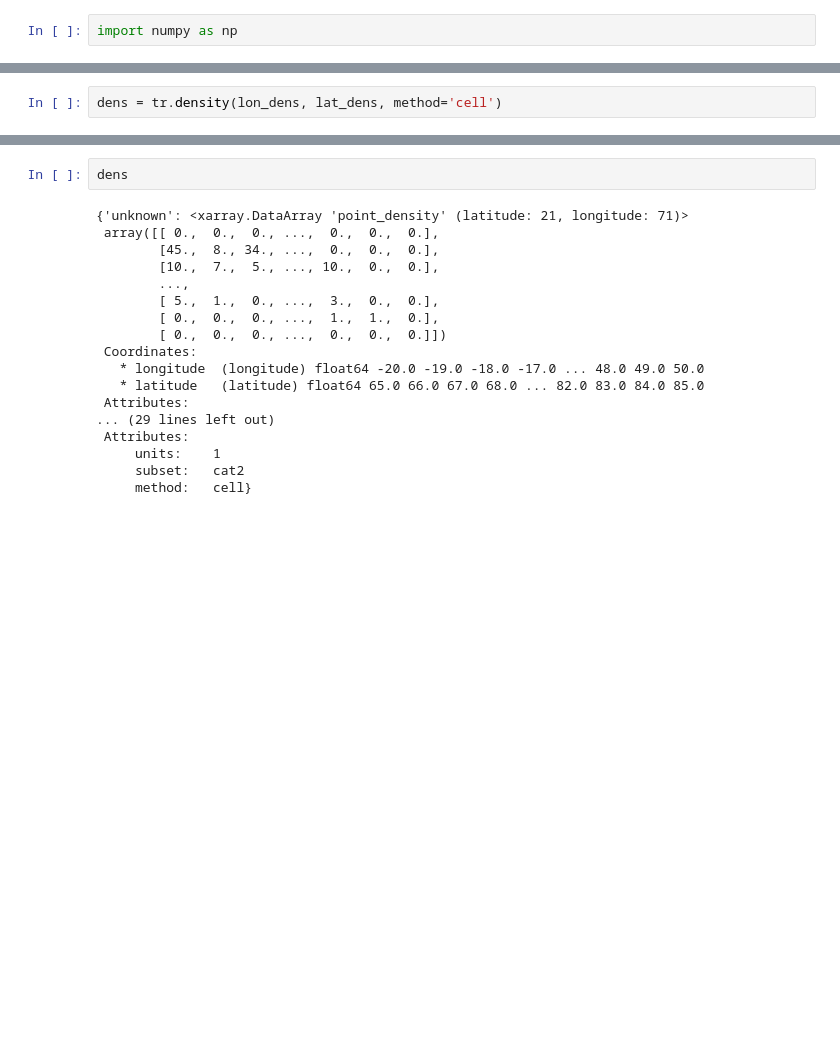
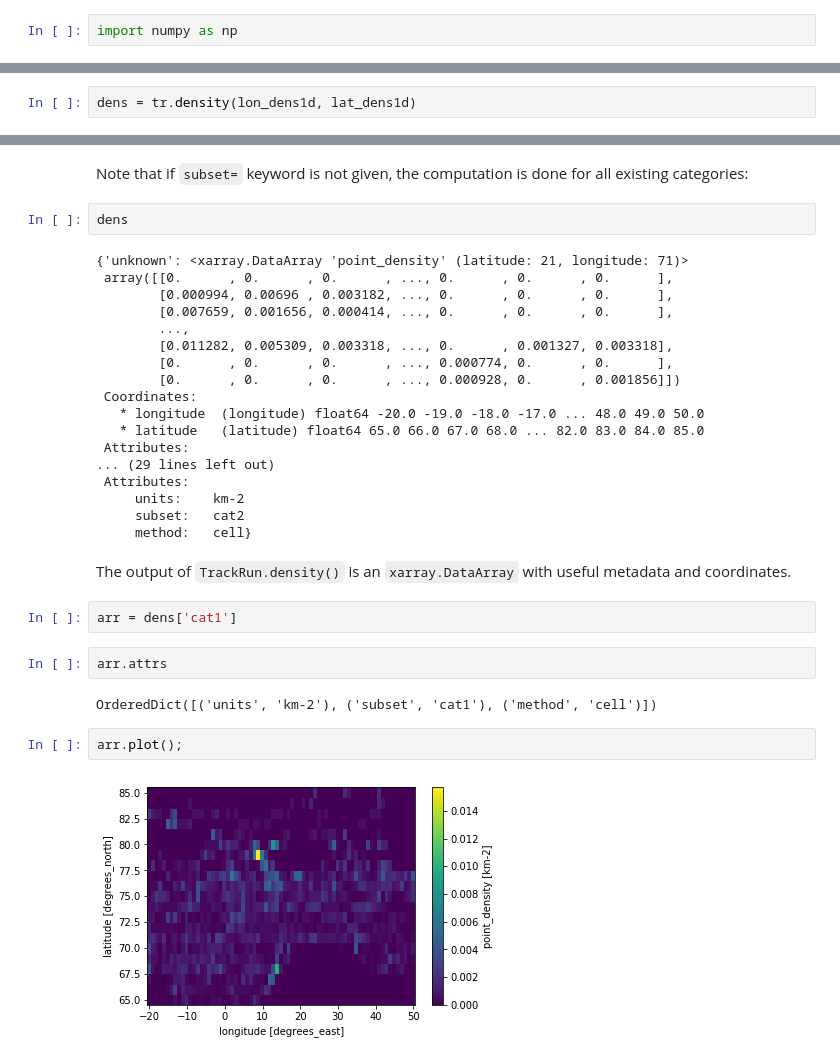
Before and after one commit to dennissergeev/octant, a Jupyter notebook: examples/03_Density.ipynb, the cells around one changed output, grey strips where cells are left out. Saved outputs shown, nothing was run; the diff lists cells and outputs as text; blank space fills up the shorter version.

```diff
--- a/examples/03_Density.ipynb
+++ b/examples/03_Density.ipynb
@@ -79,2 +82,2 @@ lon_dens, lat_dens = np.meshgrid(lon_dens1d, lat_dens1d)
 # %%
-dens = tr.density(lon_dens, lat_dens, method='cell')
+dens = tr.density(lon_dens1d, lat_dens1d)
@@ -81,20 +86,34 @@ dens = tr.density(lon_dens, lat_dens, method='cell')
+# %% [markdown]
+Note that if `subset=` keyword is not given, the computation is done for all existing categories:
 # %%
 dens
 # %% [output]
 {'unknown': <xarray.DataArray 'point_density' (latitude: 21, longitude: 71)>
- array([[ 0.,  0.,  0., ...,  0.,  0.,  0.],
-        [45.,  8., 34., ...,  0.,  0.,  0.],
-        [10.,  7.,  5., ..., 10.,  0.,  0.],
+ array([[0.      , 0.      , 0.      , ..., 0.      , 0.      , 0.      ],
+        [0.000994, 0.00696 , 0.003182, ..., 0.      , 0.      , 0.      ],
+        [0.007659, 0.001656, 0.000414, ..., 0.      , 0.      , 0.      ],
         ...,
-        [ 5.,  1.,  0., ...,  3.,  0.,  0.],
-        [ 0.,  0.,  0., ...,  1.,  1.,  0.],
-        [ 0.,  0.,  0., ...,  0.,  0.,  0.]])
+        [0.011282, 0.005309, 0.003318, ..., 0.      , 0.001327, 0.003318],
+        [0.      , 0.      , 0.      , ..., 0.000774, 0.      , 0.      ],
+        [0.      , 0.      , 0.      , ..., 0.000928, 0.      , 0.001856]])
  Coordinates:
    * longitude  (longitude) float64 -20.0 -19.0 -18.0 -17.0 ... 48.0 49.0 50.0
    * latitude   (latitude) float64 65.0 66.0 67.0 68.0 ... 82.0 83.0 84.0 85.0
  Attributes:
 ... (29 lines left out)
  Attributes:
-     units:    1
+     units:    km-2
      subset:   cat2
      method:   cell}
+# %% [markdown]
+The output of `TrackRun.density()` is an `xarray.DataArray` with useful metadata and coordinates.
+# %%
+arr = dens['cat1']
+# %%
+arr.attrs
+# %% [output]
+OrderedDict([('units', 'km-2'), ('subset', 'cat1'), ('method', 'cell')])
+# %%
+arr.plot();
+# %% [output]
+[figure, added]
```
Also changed, not shown: parts of 16 cells of this notebook, 2 other files.
